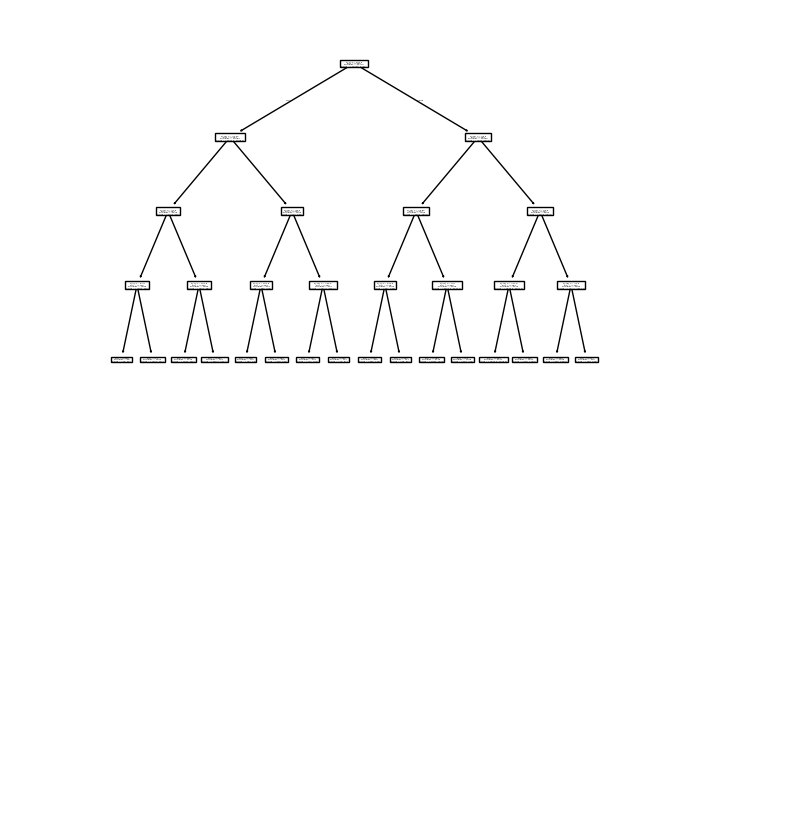
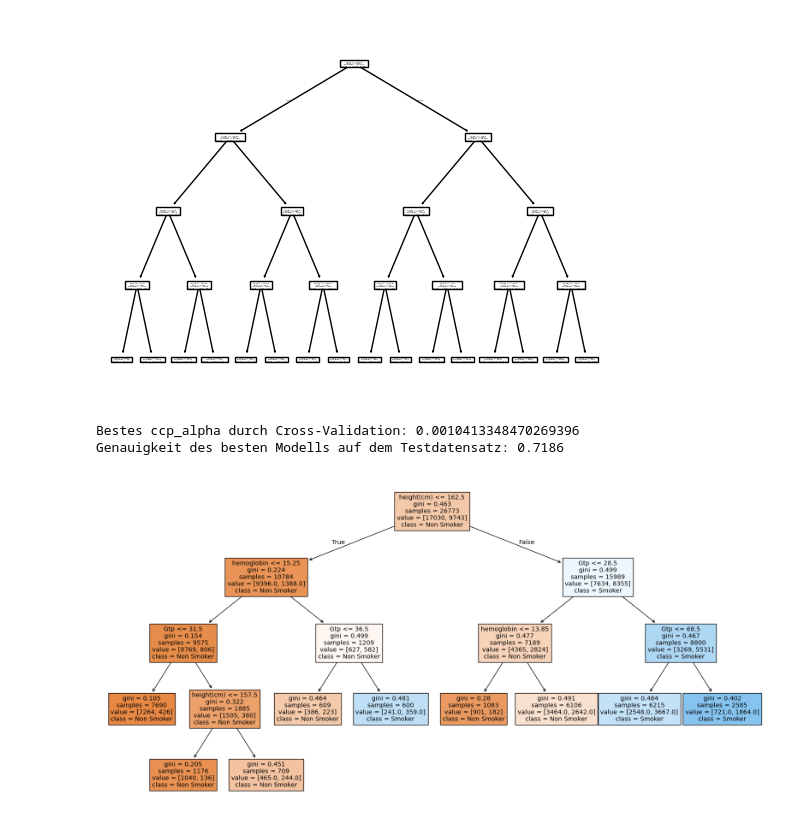
Before and after one commit to jonaRumberg/datascienceportfolio, a Jupyter notebook: smoker.ipynb, the cells around one changed output. Cells and saved outputs as stored; diff of their text form; code cells hidden in the pictures; blank space fills up the shorter version.

Commit message:
CV tree

```diff
--- a/smoker.ipynb
+++ b/smoker.ipynb
@@ -201,3 +201,41 @@ plot_tree(dtc)
  Text(0.90625, 0.1, 'gini = 0.383\nsamples = 2188\nvalue = [565, 1623]'),
  Text(0.96875, 0.1, 'gini = 0.477\nsamples = 397\nvalue = [156, 241]')]
 [figure]
+# %%
+
+# Input Variablen
+X = df_train.drop('smoking', axis=1)
+# Output Variable
+y = df_train['smoking']
+X_train, X_test, y_train, y_test = train_test_split(X, y, test_size=0.2, random_state=42)
+
+# Ermittlung aller ccp_alpha-Werte durch den Pruning-Pfad
+path = dtc.cost_complexity_pruning_path(X_train, y_train)
+ccp_alphas = path.ccp_alphas
+
+# Verwendung von GridSearchCV zur Bestimmung des besten ccp_alpha-Werts
+param_grid = {'ccp_alpha': ccp_alphas}
+grid_search = GridSearchCV(DecisionTreeClassifier(random_state=42), param_grid, cv=5)
+grid_search.fit(X_train, y_train)
+
+# Das beste ccp_alpha ermitteln
+best_ccp_alpha = grid_search.best_params_['ccp_alpha']
+print(f"Bestes ccp_alpha durch Cross-Validation: {best_ccp_alpha}")
+
+# Modell mit dem besten ccp_alpha trainieren
+best_dtc = DecisionTreeClassifier(random_state=42, ccp_alpha=best_ccp_alpha)
+best_dtc.fit(X_train, y_train)
+
+# Vorhersagen und Genauigkeit auf den Testdaten
+y_pred = best_dtc.predict(X_test)
+accuracy = accuracy_score(y_test, y_pred)
+print(f"Genauigkeit des besten Modells auf dem Testdatensatz: {accuracy:.4f}")
+
+# Entscheidungsbaum des besten Modells visualisieren
+plt.figure(figsize=(20, 10))
+plot_tree(best_dtc, filled=True, feature_names=X.columns, class_names=["Non Smoker", "Smoker"])
+plt.show()
+# %% [output]
+Bestes ccp_alpha durch Cross-Validation: 0.0010413348470269396
+Genauigkeit des besten Modells auf dem Testdatensatz: 0.7186
+[figure, added]
```
Also changed, not shown: parts of 2 cells of this notebook.
